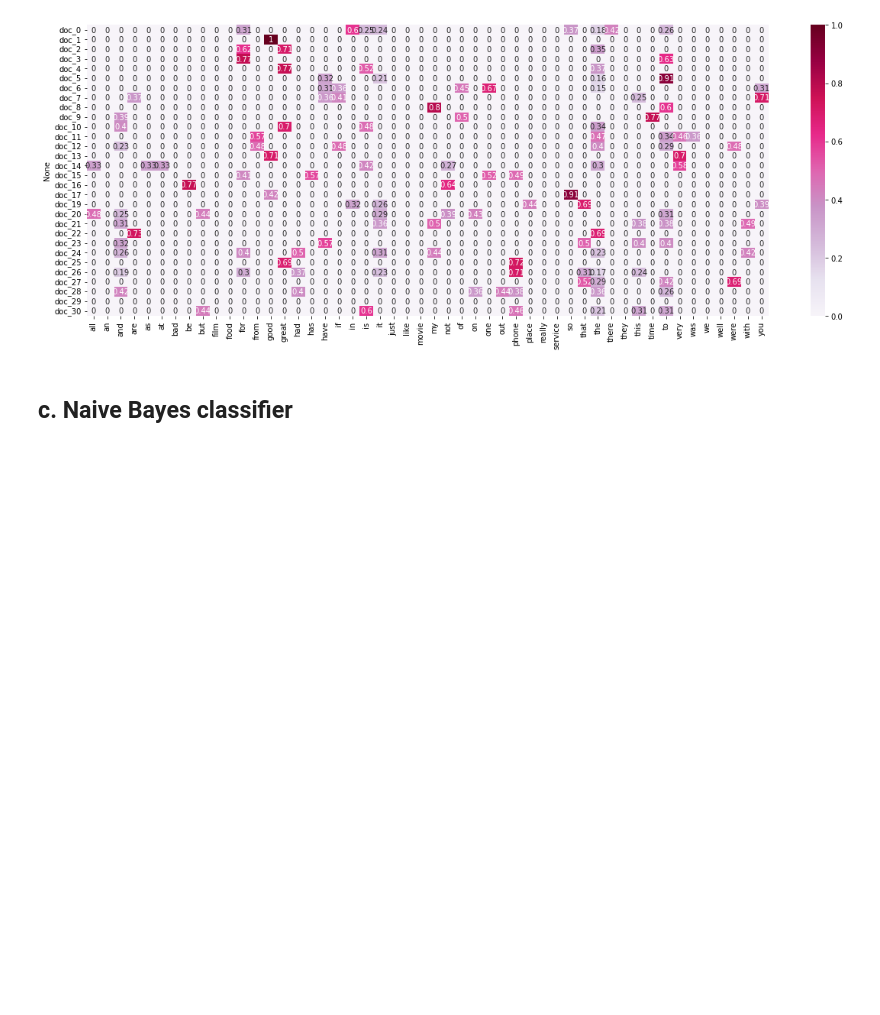
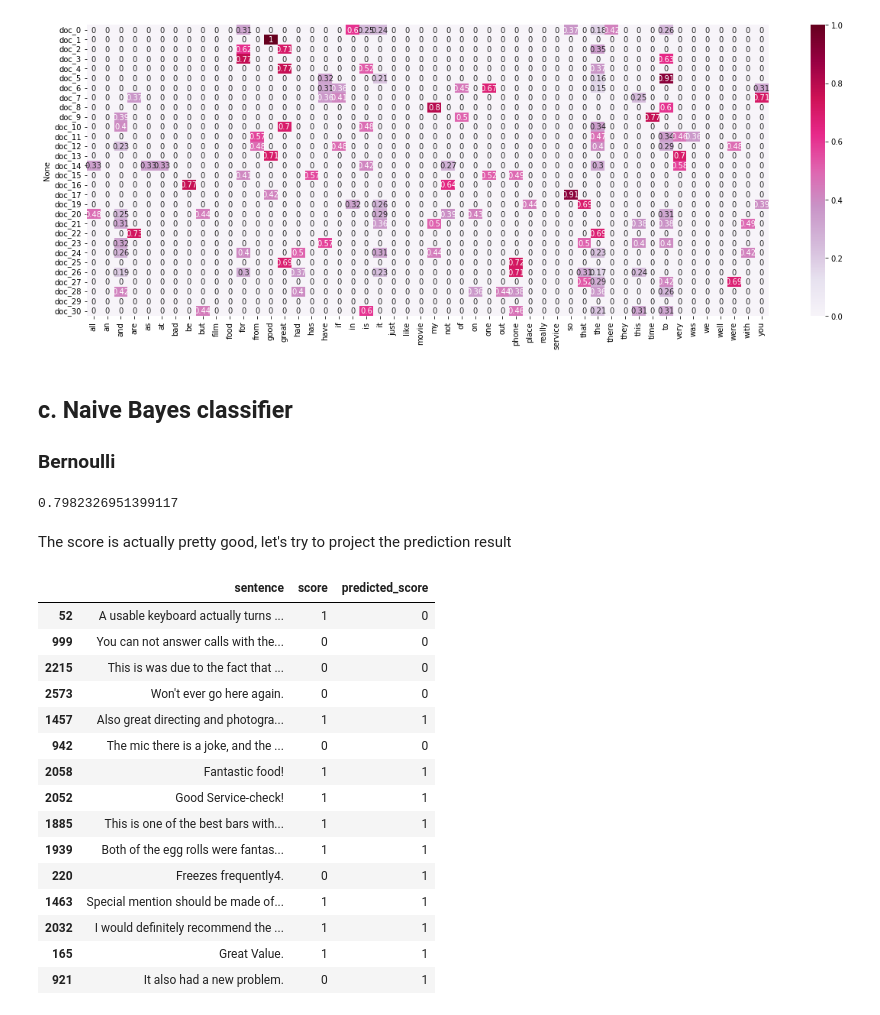
Before and after one commit to chillmelon/DM2021-Lab1-Homework, a Jupyter notebook: DM2021-Lab1-Homework.ipynb, the cells around one changed output. Cells and saved outputs as stored; diff of their text form; code cells hidden in the pictures; blank space fills up the shorter version.

```diff
--- a/DM2021-Lab1-Homework.ipynb
+++ b/DM2021-Lab1-Homework.ipynb
@@ -816,3 +816,4 @@ ax = sns.heatmap(df_todraw,
 [figure]
 # %% [markdown]
 ## c. Naive Bayes classifier
+### Bernoulli
@@ -821,0 +820,41 @@ from sklearn.model_selection import train_test_split
+# %%
+from sklearn.naive_bayes import BernoulliNB
+from sklearn.model_selection import train_test_split
+
+# df_counts: count_vec of df
+X_train, X_test, Y_train, Y_test = train_test_split(
+	df_counts,
+	large_df["score"],
+	test_size = 0.25
+)
+
+bnb = BernoulliNB(binarize=0.0)
+bnb.fit(X_train.values, Y_train.values)
+bnb.score(X_test.values, Y_test.values)
+# %% [output]
+0.7982326951399117
+# %% [markdown]
+The score is actually pretty good, let's try to project the prediction result
+# %%
+# X_test.index
+large_df
+df_predict = large_df.loc[X_test.index.map(lambda x: int(x[0][4:])), :"score"]
+df_predict["predicted_score"] = bnb.predict(X_test.values)
+df_predict.sample(n=15)
+# %% [output]
+|  | sentence | score | predicted_score |
+| 52 | A usable keyboard actually turns ... | 1 | 0 |
+| 999 | You can not answer calls with the... | 0 | 0 |
+| 2215 | This is was due to the fact that ... | 0 | 0 |
+| 2573 | Won't ever go here again. | 0 | 0 |
+| 1457 | Also great directing and photogra... | 1 | 1 |
+| 942 | The mic there is a joke, and the ... | 0 | 0 |
+| 2058 | Fantastic food! | 1 | 1 |
+| 2052 | Good Service-check! | 1 | 1 |
+| 1885 | This is one of the best bars with... | 1 | 1 |
+| 1939 | Both of the egg rolls were fantas... | 1 | 1 |
+| 220 | Freezes frequently4. | 0 | 1 |
+| 1463 | Special mention should be made of... | 1 | 1 |
+| 2032 | I would definitely recommend the ... | 1 | 1 |
+| 165 | Great Value. | 1 | 1 |
+| 921 | It also had a new problem. | 0 | 1 |
```
Also changed, not shown: parts of 9 cells of this notebook.
